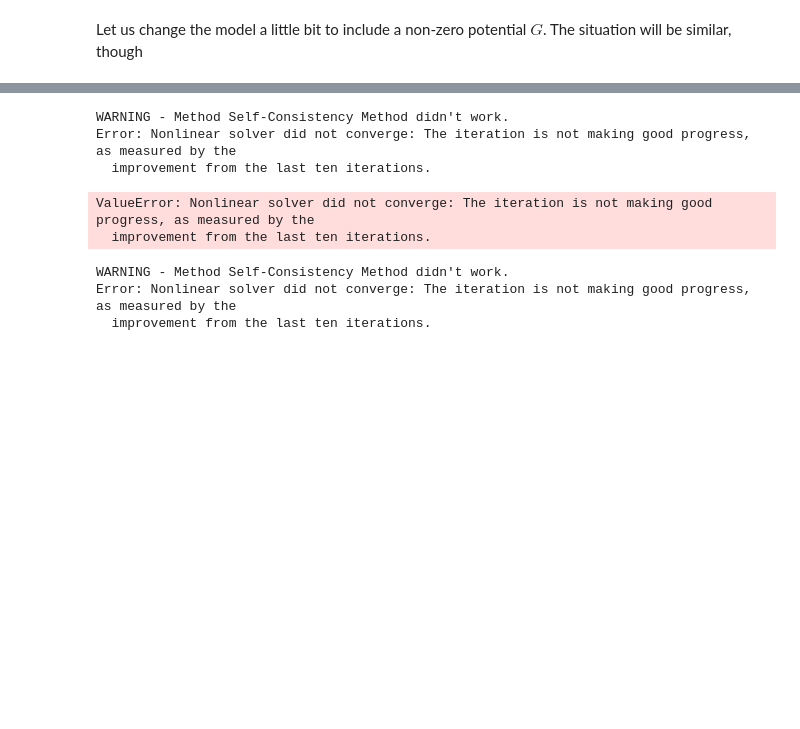
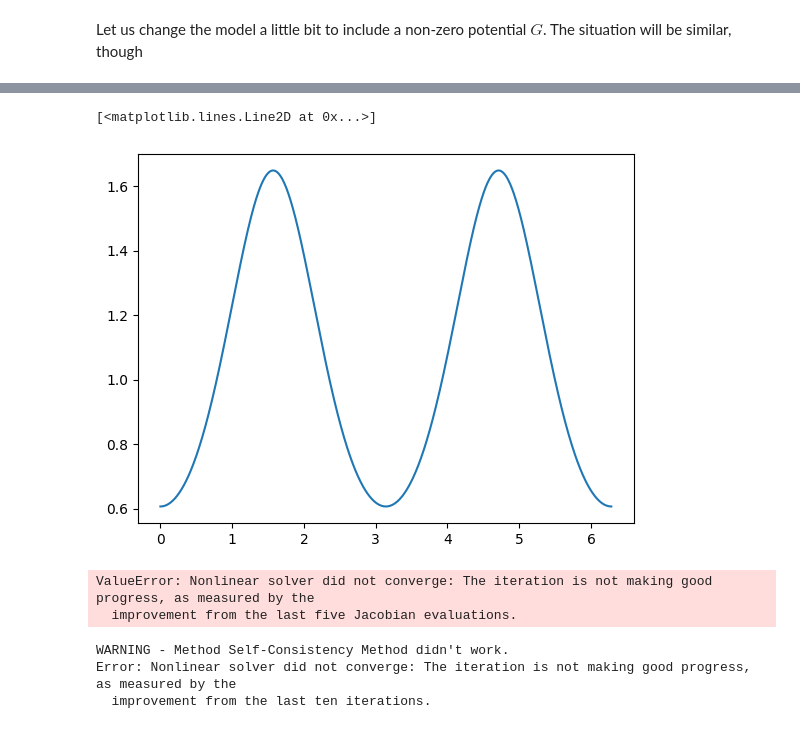
Before and after one commit to lucasmoschen/mckean-vlasov, a Jupyter notebook: codes/plotting.ipynb, the cells around one changed output, grey strips where cells are left out. Drawn from its saved outputs; the diff is of its cells as text; code cells hidden in the pictures; blank space fills up the shorter version.

```diff
--- a/codes/plotting.ipynb
+++ b/codes/plotting.ipynb
@@ -258,20 +264,19 @@ plt.show()
+# %%
+plt.plot(x, np.exp(-np.cos(2*x)/2))
+# %% [output]
+[<matplotlib.lines.Line2D at 0x...>]
+[figure, added]
 # %%
 eta = 0.5
 G = lambda x: eta * np.cos(x)
-W = lambda x: -3.1*np.cos(x)
+W = lambda x: -2*np.cos(x)
 
-solver = McKeanVlasovSolver(L=80, d=2*np.pi, G=G, alpha=[alpha1, alpha2, alpha3, alpha4],
-                            W=W, mu_0=mu_0, min_fourier_samples=2000, delta=-0.0001,
+solver = McKeanVlasovSolver(L=30, d=2*np.pi, G=G, alpha=[alpha1, alpha2, alpha3, alpha4],
+                            W=W, mu_0=mu_0_mixed, min_fourier_samples=2000, delta=-0.0001,
                             grad_alpha=[nabla_alpha1, nabla_alpha2, nabla_alpha3, nabla_alpha4],
-                            state_weight=1000)
+                            state_weight=100000)
 
 plotter = McKeanVlasovPlotter(solver)
-# %% [output]
-WARNING - Method Self-Consistency Method didn't work.
-Error: Nonlinear solver did not converge: The iteration is not making good progress, as measured by the
-  improvement from the last ten iterations.
-ValueError: Nonlinear solver did not converge: The iteration is not making good progress, as measured by the
-  improvement from the last ten iterations.
 # %%
 x = np.linspace(0, 2*np.pi, 1000)
 mu_bar = solver.reconstruction(solver.bar_mu_k, x)
@@ -284,12 +289,15 @@ mu_bar3_1 = solver.reconstruction(a_bar3.y[:,-2], x)
 mu_bar3_2 = solver.reconstruction(a_bar3.y[:,-1], x)
 
 plt.plot(x, mu_bar, label="Self Consistency method")
-plt.plot(x, mu_bar2, label="Stationary Equation Solver")
+#plt.plot(x, mu_bar2, label="Stationary Equation Solver")
 plt.plot(x, mu_bar3_1, label="Long-term Simulation (t=1)")
 plt.plot(x, mu_bar3_2, label="Long-term Simulation (t=10)")
 plt.title(r"Different Methods for $\bar{\mu}$", fontsize=20)
 plt.legend()
 plt.show()
+# %% [output]
+ValueError: Nonlinear solver did not converge: The iteration is not making good progress, as measured by the
+  improvement from the last five Jacobian evaluations.
 # %%
 W_functions = [lambda x: -1.1 * np.cos(x),
                lambda x: -1.7 * np.cos(x),
```
Also changed, not shown: parts of 6 cells of this notebook, 3 other files.
